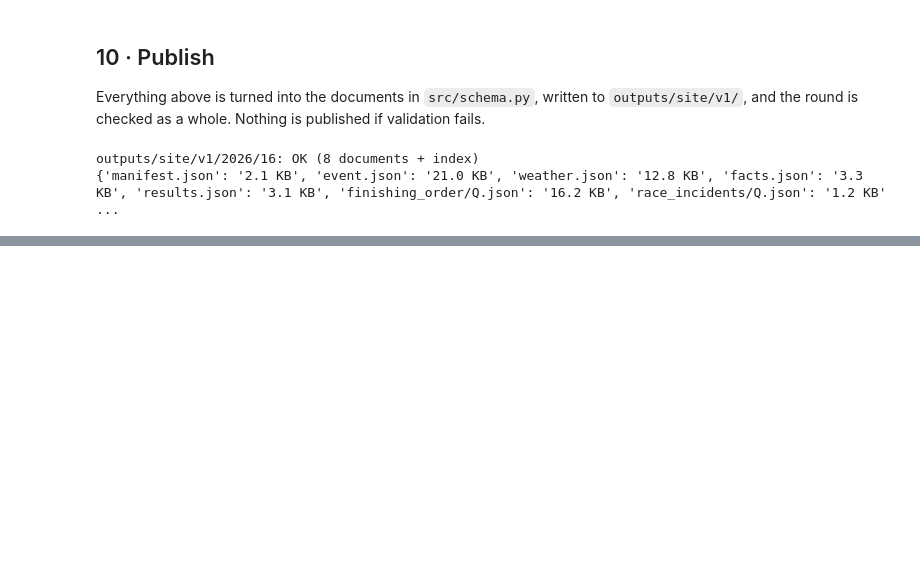
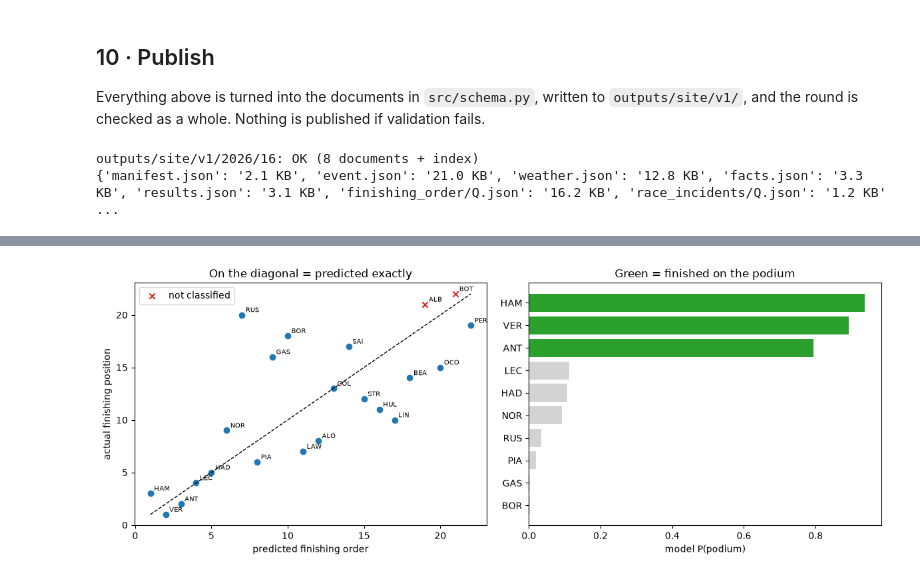
Before and after one commit to LizheZhao/race-preds, a Jupyter notebook: nb/race-weekend-predict.ipynb, the cells around one changed output, grey strips where cells are left out. Drawn from its saved outputs; the diff is of its cells as text; code cells hidden in the pictures; blank space fills up the shorter version.

Commit message:
post race comparison

```diff
--- a/nb/race-weekend-predict.ipynb
+++ b/nb/race-weekend-predict.ipynb
@@ -1538,0 +1587,24 @@ outputs/site/v1/2026/16: OK (8 documents + index)
+# %%
+# Driver by driver: prediction next to result. p_actual is the probability the model gave to what really
+# happened to that driver: the exact finishing place, or retiring
+compare = prediction.reset_index(drop=True).assign(predicted_rank=lambda t: t.index + 1).merge(
+    actual, on="driverId", suffixes=("", "_actual"))
+compare["p_actual"] = [row.p_dnf if row.dnf else position_table.loc[row.driverId, f"P{row.finish}"] for row in compare.itertuples()]
+compare["finish_error"] = (compare["finish"] - compare["predicted_rank"]).where(compare["dnf"] == 0)
+
+# p_tail: the chance of a result at least this far from the prediction, on the same side. An exact place is
+# unlikely for almost everyone, so this is the fairer measure of surprise. Worse than predicted counts retiring too
+n_cars = len(compare)
+tail = []
+for row in compare.itertuples():
+    if row.dnf:
+        tail.append(row.p_dnf)
+    elif row.finish > row.predicted_rank:
+        tail.append(position_table.loc[row.driverId, [f"P{k}" for k in range(row.finish, n_cars + 1)]].sum() + row.p_dnf)
+    else:
+        tail.append(position_table.loc[row.driverId, [f"P{k}" for k in range(1, row.finish + 1)]].sum())
+compare["p_tail"] = tail
+
+compare = compare.sort_values("finish").reset_index(drop=True)
+save_csv(compare, WEEKEND_DIR / "race_vs_prediction.csv")
+compare[["code", "grid", "q_pos", "predicted_rank", "finish", "status", "p_win", "p_podium", "p_dnf", "p_actual", "p_tail", "finish_error"]].round(3)
@@ -1538,0 +1705,23 @@ outputs/site/v1/2026/16: OK (8 documents + index)
+# %%
+fig, axes = plt.subplots(1, 2, figsize=(12, 4.6))
+ax = axes[0]
+classified, retired = compare[compare["dnf"] == 0], compare[compare["dnf"] == 1]
+ax.plot([1, len(compare)], [1, len(compare)], "k--", lw=1)
+ax.scatter(classified["predicted_rank"], classified["finish"], color="tab:blue")
+ax.scatter(retired["predicted_rank"], retired["finish"], color="tab:red", marker="x", label="not classified")
+for r in compare.itertuples():
+    ax.annotate(r.code, (r.predicted_rank, r.finish), textcoords="offset points", xytext=(4, 3), fontsize=7)
+ax.set_xlabel("predicted finishing order")
+ax.set_ylabel("actual finishing position")
+ax.set_title("On the diagonal = predicted exactly")
+ax.legend()
+
+ax = axes[1]
+top = compare.nsmallest(10, "predicted_rank").iloc[::-1]
+ax.barh(top["code"], top["p_podium"], color=np.where(top["finish"] <= 3, "tab:green", "lightgray"))
+ax.set_xlabel("model P(podium)")
+ax.set_title("Green = finished on the podium")
+plt.tight_layout()
+plt.show()
+# %% [output]
+[figure, added]
```
Also changed, not shown: parts of 14 cells of this notebook.
